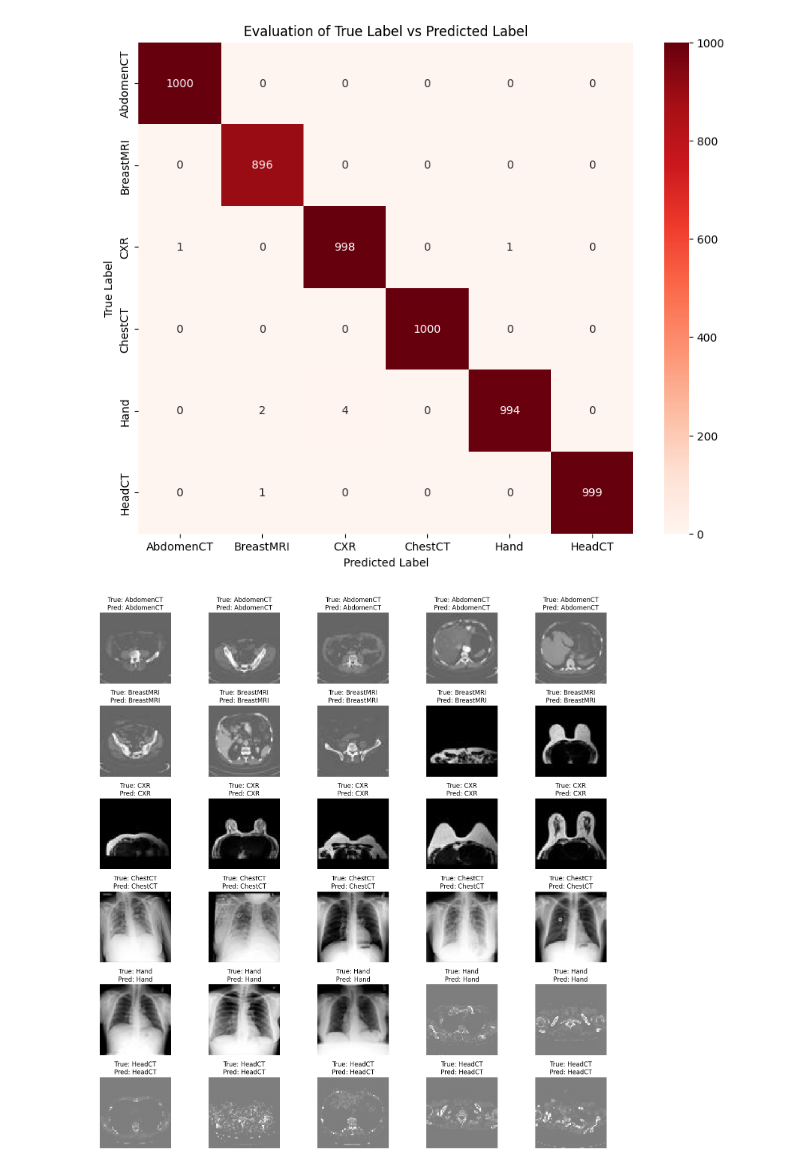
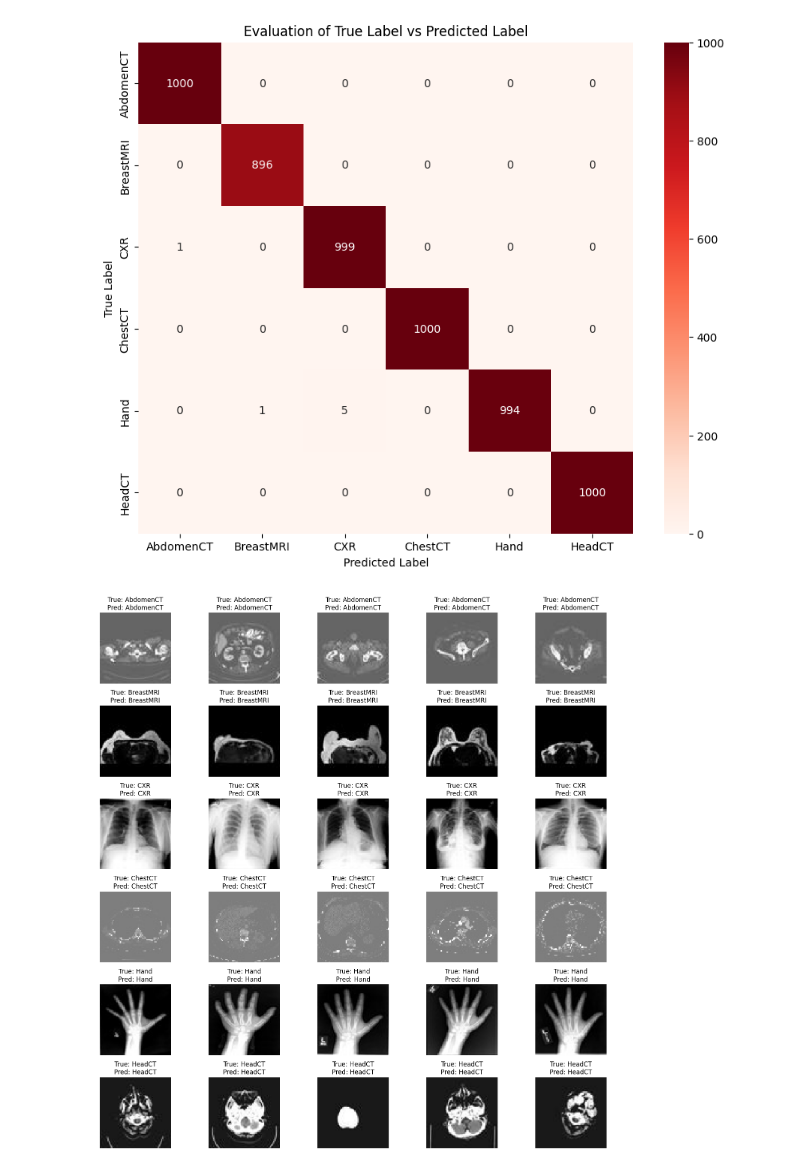
Before and after one commit to Sam-Lara/MedicalMNIST-Classifier, a Jupyter notebook: 456Project.ipynb, the cells around one changed output. Saved outputs shown, nothing was run; the diff lists cells and outputs as text; code cells hidden in the pictures.

```diff
--- a/456Project.ipynb
+++ b/456Project.ipynb
@@ -196,7 +178,7 @@ Model: "functional"
 # train the model
 history = model.fit(
     train_generator,
-    epochs=5,
+    epochs=4,
     validation_data=val_generator,
 )
 # %% [output]
@@ -257,39 +237,42 @@ plt.show()
 # %% [output]
 [figure]
 # %%
-# Get the true labels for the images
 true_labels = test_generator.classes
-
 num_classes = len(class_labels)
-
 fig, axes = plt.subplots(num_classes, 5, figsize=(15, 15))
 
 # Loop through each class
 for i in range(num_classes):
+    # Find all indices belonging to the current class
     class_indices = np.where(true_labels == i)[0]
     np.random.shuffle(class_indices)
 
     for j in range(5):
         idx = class_indices[j]
 
-        # get the batch where the image is located
+        # Determine which batch the image belongs to
         batch_idx = idx // test_generator.batch_size
-        batch_start = batch_idx * test_generator.batch_size
-        batch_end = batch_start + test_generator.batch_size
-        batch_images, batch_labels = next(test_generator)
+        within_batch_idx = idx % test_generator.batch_size
 
-        # Get the image and the predicted label
-        img = batch_images[idx % test_generator.batch_size]
+        # Access the specific batch
+        batch_images, batch_labels = test_generator[batch_idx]
+
+        # Denormalize the image
+        img = batch_images[within_batch_idx]
+        img = img * 255 if img.max() <= 1 else img
+        img = img.astype("uint8")
+
+        # Get the true and predicted labels
         true_label = class_labels[true_labels[idx]]
         predicted_label = class_labels[np.argmax(predictions[idx])]
 
         # Plot the image
         ax = axes[i, j]
         ax.imshow(img)
         ax.set_title(f"True: {true_label}\nPred: {predicted_label}")
         ax.axis("off")
 
 plt.tight_layout()
 plt.show()
 # %% [output]
-[figure, old version]
+[figure, new version]
```
Also changed, not shown: parts of 6 cells of this notebook.
